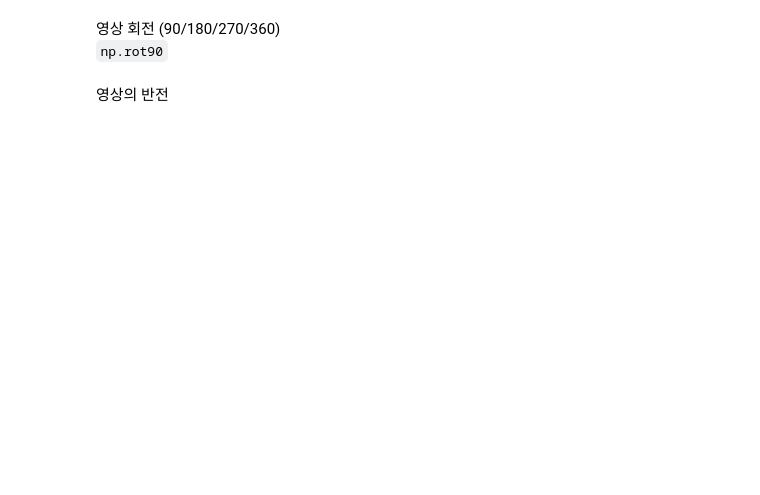
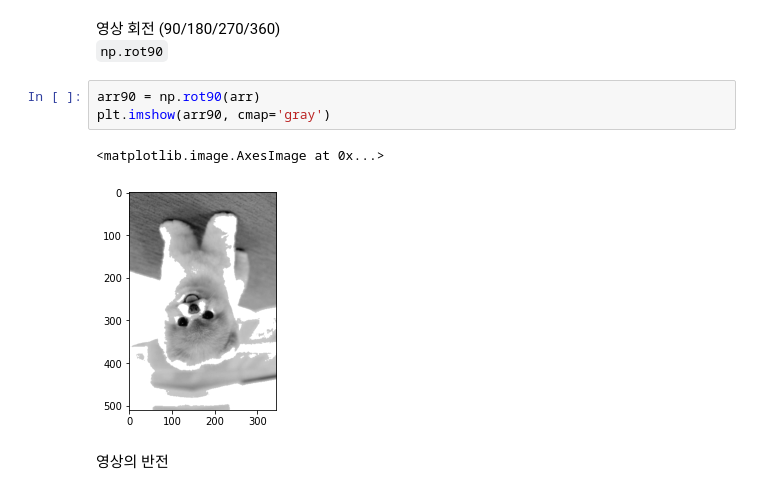
Before and after one commit to y001003/yeardream, a Jupyter notebook: python_basic/3.numpy.ipynb, the cells around one changed output. Drawn from its saved outputs; the diff is of its cells as text; blank space fills up the shorter version.

```diff
--- a/python_basic/3.numpy.ipynb
+++ b/python_basic/3.numpy.ipynb
@@ -49,5 +79,11 @@ plt.imshow(arr, cmap='gray')
 # %% [markdown]
 영상 회전 (90/180/270/360)
 `np.rot90`
+# %%
+arr90 = np.rot90(arr)
+plt.imshow(arr90, cmap='gray')
+# %% [output]
+<matplotlib.image.AxesImage at 0x...>
+[figure, added]
 # %% [markdown]
 영상의 반전
```
Also changed, not shown: parts of 10 cells of this notebook.
